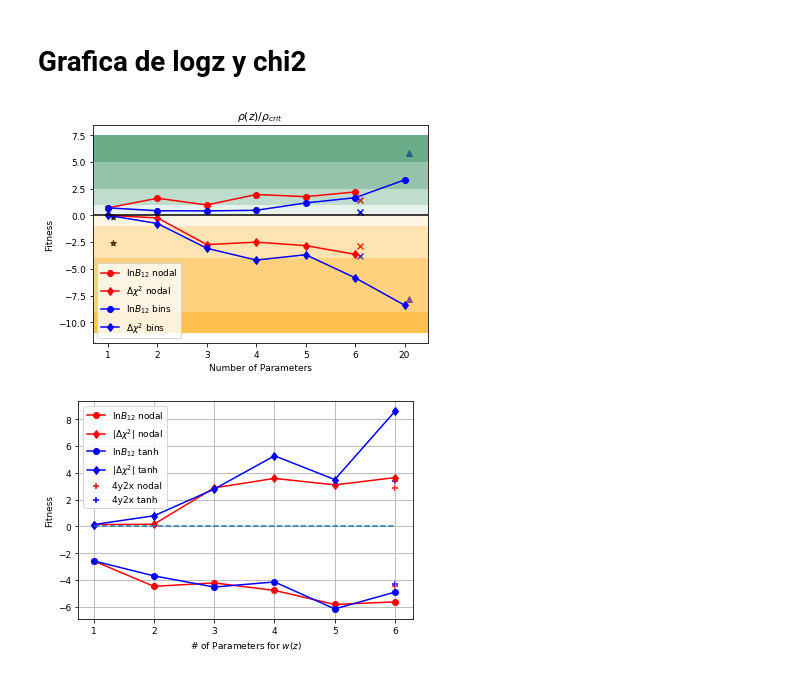
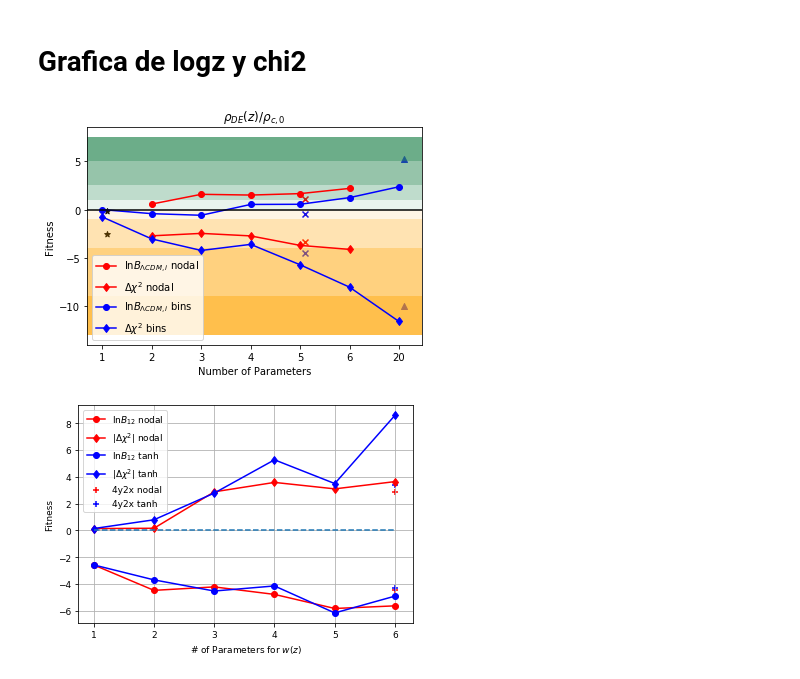
Before and after one commit to la-escamilla/codigos, a Jupyter notebook: Python3/fgivenx_full_pantheon.ipynb, the cells around one changed output. Saved outputs shown, nothing was run; the diff lists cells and outputs as text; code cells hidden in the pictures.

```diff
--- a/Python3/fgivenx_full_pantheon.ipynb
+++ b/Python3/fgivenx_full_pantheon.ipynb
@@ -2433,26 +2665,28 @@ import numpy as np
 
 lcdm = [530.791,525.378]
 
-foury2x_nodal = [532.204,523.950]
-foury2x_tanh  = [531.087,523.583]
-tanh20_corr   = [536.666,521.457]
+foury2x_nodal = [531.903,523.687]
+foury2x_tanh  = [530.297,523.243]
+tanh20_corr   = [535.997,520.394]
 sigmoid       = [530.667,524.097]
 
-nodal = {1:[531.496,525.380],
-         2:[532.395,525.26],
-         3:[531.767,524.010],
-         4:[532.744,524.126],
-         5:[532.543,523.965],
-         6:[532.985,523.554]}
+nodal = {#1:[531.496,525.380],
+         2:[531.363,524.016],
+         3:[532.373,524.143],
+         4:[532.295,524.012],
+         5:[532.444,523.520],
+         6:[532.985,523.313]}
 
-tanh = {1:[531.496,525.380],
-        2:[531.224,524.998],
-        3:[531.211,523.837],
-        4:[531.267,523.286],
-        5:[531.955,523.537],
-        6:[532.443,522.457],
-        7:[534.111,521.177]#este es el de 20
+tanh = {1:[530.784,524.991],
+        2:[530.365,523.854],
+        3:[530.199,523.258],
+        4:[531.323,523.573],
+        5:[531.339,522.516],
+        6:[532.028,521.356],
+        7:[533.153,519.576]#este es el de 20
        }
+
+
 
 x=[]
 y1=[]
@@ -2471,7 +2705,7 @@ for i in tanh:
     k2 += [tanh[i][1]*(2.) + lcdm[1]*(-2.)]
 
 #4y2x
-h=[6.1,6.1]
+h=[5.1,5.1]
 m1=[foury2x_nodal[0] - lcdm[0],foury2x_nodal[1]*(2.)+ lcdm[1]*(-2.)]
 m2=[foury2x_tanh[0] - lcdm[0],foury2x_tanh[1]*(2.)+ lcdm[1]*(-2.)-0.2]
 
@@ -2491,7 +2725,7 @@ ax.axhspan(0, 1, facecolor='seagreen', alpha=0.1)
 ax.axhspan(1, 2.5, facecolor='seagreen', alpha=0.3)
 ax.axhspan(2.5, 5, facecolor='seagreen', alpha=0.5)
 ax.axhspan(5, 7.5, facecolor='seagreen', alpha=0.7)
-ax.axhspan(-9, -11, facecolor='orange', alpha=0.7)
+ax.axhspan(-9, -13, facecolor='orange', alpha=0.7)
 ax.axhspan(-9,-4, facecolor='orange', alpha=0.5)
 ax.axhspan(-4, -1, facecolor='orange', alpha=0.3)
 ax.axhspan(-1, 0, facecolor='orange', alpha=0.1)
@@ -2499,37 +2733,39 @@ ax.axhspan(-1, 0, facecolor='orange', alpha=0.1)
 
 example = np.linspace(1,7.3,100)
 y3=np.zeros(len(example))
 
 #plt.legend([r'4y2x nodal',r'4y2x tanh'])
 
+plt.rc('font', size=10)
 plt.scatter(h_sigmoid,m1_sigmoid,marker='*',c='k')
 plt.plot(x,y1,marker='o',c='r')
 plt.plot(x,y2,marker='d',c='r')
 plt.scatter(h,m1,marker='x',c='r')
 plt.plot(l,k1,marker='o',c='b')
 plt.plot(l,k2,marker='d',c='b')
 plt.scatter(h,m2,marker='x',c='b')
 plt.scatter(h_corr,m1_corr,marker='^',c='b')
 ticks = np.arange(4, 16, 1)
 plt.xticks(ticks=l,labels=['1','2','3','4','5','6','20'])
 plt.xlabel(r'Number of Parameters')
 plt.ylabel('Fitness')
+plt.rc('font', size=10)
 #plt.legend([r'$\ln{B_{12}}$ nodal',r'$\Delta \chi^2$ nodal',
 #            r'$\ln{B_{12}}$ tanh',r'$\Delta \chi^2$ tanh',r'4y2x nodal',r'4y2x tanh']
 #            )
 plt.axhline(y=0., color='k', linestyle='-')
 #plt.plot(example,y3-1,linestyle='--',c='k')
 #plt.plot(example,y3-4,linestyle='--',c='k')
 #plt.plot(example,y3+1,linestyle=':',c='k')
 #plt.plot(example,y3+2.5,linestyle=':',c='k')
 #plt.plot(example,y3+5,linestyle=':',c='k')
-plt.title(label=r'$\rho(z)/\rho_{crit}$')
-plt.legend([r'$\ln{B_{12}}$ nodal',r'$\Delta \chi^2$ nodal',
-            r'$\ln{B_{12}}$ bins',r'$\Delta \chi^2$ bins'])
+plt.title(label=r'$\rho_{DE}(z)/\rho_{c,0}$')
+plt.legend([r'$\ln B_{\Lambda CDM,i}$ nodal',r'$\Delta \chi^2$ nodal',
+            r'$\ln B_{\Lambda CDM,i}$ bins',r'$\Delta \chi^2$ bins'])
 #plt.savefig('figs_full_panth/graph_fitness_full_panth.pdf')
 plt.savefig('figs_full_panth/graph_fitness_full_panth_semaforo.pdf')
 # %% [output]
-[figure, old version]
+[figure, new version]
 # %%
 #para eos zhao_new
 
```
Also changed, not shown: parts of 31 cells of this notebook, 2 other files.
